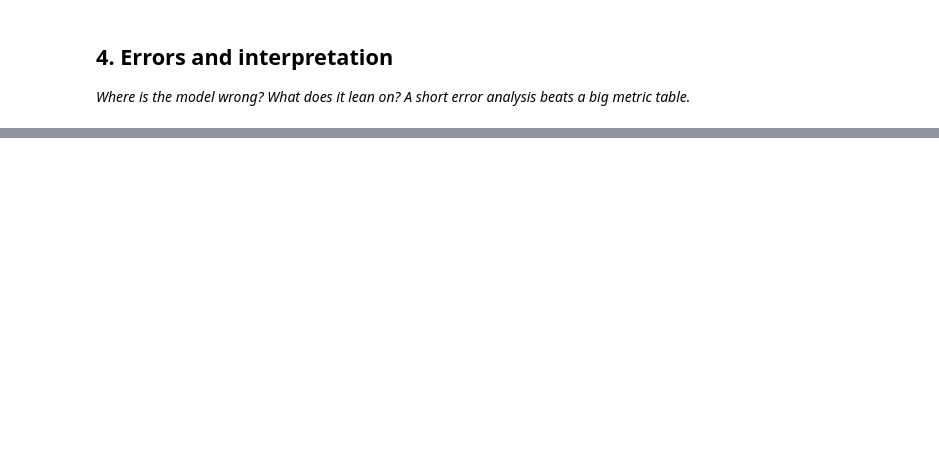
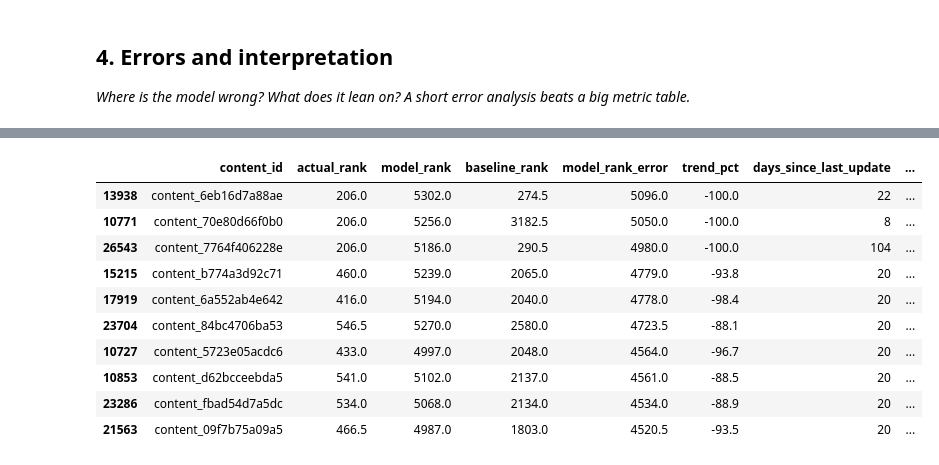
Before and after one commit to riteshy1526/flyrank-internship-ml, a Jupyter notebook: work/notebooks/w05_model.ipynb, the cells around one changed output, grey strips where cells are left out. Saved outputs shown, nothing was run; the diff lists cells and outputs as text; code cells hidden in the pictures; blank space fills up the shorter version.

Commit message:
Complete ML-08 capstone modeling

```diff
--- a/work/notebooks/w05_model.ipynb
+++ b/work/notebooks/w05_model.ipynb
@@ -46,0 +322,72 @@ Before you submit, confirm each line honestly:
+# %%
+# Section 4: Error analysis and feature interpretation
+
+# Create an analysis table for the eligible evaluation rows
+
+error_analysis = eval_df[
+    [
+        "content_id",
+        "trend_pct",
+        "days_since_last_update",
+        "content_age_days",
+        "ctr",
+        "search_volume"
+    ]
+].copy()
+
+error_analysis["actual_relevance"] = relevance.to_numpy()
+error_analysis["model_score"] = model_score.to_numpy()
+error_analysis["baseline_score"] = baseline_score.to_numpy()
+
+# Rank both approaches
+error_analysis["actual_rank"] = (
+    error_analysis["actual_relevance"]
+    .rank(ascending=False, method="average")
+)
+
+error_analysis["model_rank"] = (
+    error_analysis["model_score"]
+    .rank(ascending=False, method="average")
+)
+
+error_analysis["baseline_rank"] = (
+    error_analysis["baseline_score"]
+    .rank(ascending=False, method="average")
+)
+
+# Absolute ranking error
+error_analysis["model_rank_error"] = (
+    error_analysis["model_rank"]
+    - error_analysis["actual_rank"]
+).abs()
+
+error_analysis["baseline_rank_error"] = (
+    error_analysis["baseline_rank"]
+    - error_analysis["actual_rank"]
+).abs()
+
+# Largest model ranking errors
+largest_errors = (
+    error_analysis
+    .sort_values("model_rank_error", ascending=False)
+    .head(10)
+)
+
+print("Top 10 largest model ranking differences:")
+
+display(
+    largest_errors[
+        [
+            "content_id",
+            "actual_rank",
+            "model_rank",
+            "baseline_rank",
+            "model_rank_error",
+            "trend_pct",
+            "days_since_last_update",
+            "content_age_days",
+            "ctr"
+        ]
+    ]
+)
+# %% [output]
@@ -46,0 +395,11 @@ Before you submit, confirm each line honestly:
+|  | content_id | actual_rank | model_rank | baseline_rank | model_rank_error | trend_pct | days_since_last_update | ... |
+| 13938 | content_6eb16d7a88ae | 206.0 | 5302.0 | 274.5 | 5096.0 | -100.0 | 22 | ... |
+| 10771 | content_70e80d66f0b0 | 206.0 | 5256.0 | 3182.5 | 5050.0 | -100.0 | 8 | ... |
+| 26543 | content_7764f406228e | 206.0 | 5186.0 | 290.5 | 4980.0 | -100.0 | 104 | ... |
+| 15215 | content_b774a3d92c71 | 460.0 | 5239.0 | 2065.0 | 4779.0 | -93.8 | 20 | ... |
+| 17919 | content_6a552ab4e642 | 416.0 | 5194.0 | 2040.0 | 4778.0 | -98.4 | 20 | ... |
+| 23704 | content_84bc4706ba53 | 546.5 | 5270.0 | 2580.0 | 4723.5 | -88.1 | 20 | ... |
+| 10727 | content_5723e05acdc6 | 433.0 | 4997.0 | 2048.0 | 4564.0 | -96.7 | 20 | ... |
+| 10853 | content_d62bcceebda5 | 541.0 | 5102.0 | 2137.0 | 4561.0 | -88.5 | 20 | ... |
+| 23286 | content_fbad54d7a5dc | 534.0 | 5068.0 | 2134.0 | 4534.0 | -88.9 | 20 | ... |
+| 21563 | content_09f7b75a09a5 | 466.5 | 4987.0 | 1803.0 | 4520.5 | -93.5 | 20 | ... |
```
Also changed, not shown: parts of 19 cells of this notebook.
